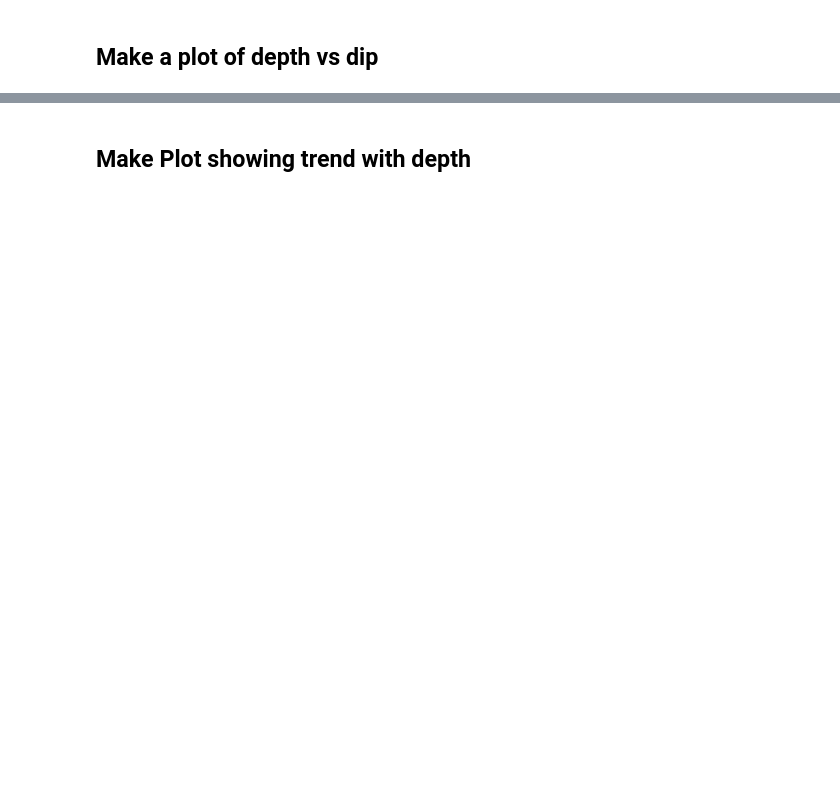
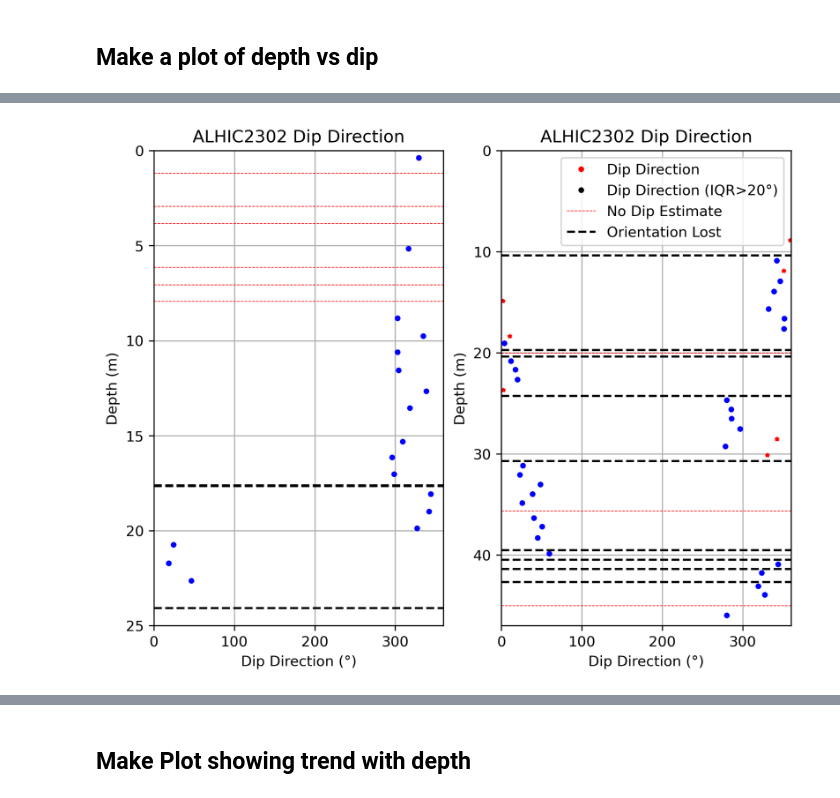
Before and after one commit to liamkirkpatrick/3d_ecm, a Jupyter notebook: scripts/layer_orientations/orientation_plots.ipynb, the cells around one changed output, grey strips where cells are left out. Saved outputs shown, nothing was run; the diff lists cells and outputs as text; code cells hidden in the pictures; blank space fills up the shorter version.

```diff
--- a/scripts/layer_orientations/orientation_plots.ipynb
+++ b/scripts/layer_orientations/orientation_plots.ipynb
@@ -434,0 +360,66 @@ ax.legend()
+# %%
+# set threshold to ignore
+threshold = 20
+
+# define core breaks
+alhic2201_breaks = [17.62,17.65,24.08]
+alhic2302_breaks = [10.37,19.73,20.39,24.28,30.72,39.53,40.47,41.39,42.7]
+# %%
+# make figure
+fig, ax = plt.subplots(1,2,figsize=(8,6),dpi=300)
+
+for a in ax:
+    a.set_ylabel('Depth (m)')
+    a.set_xlabel('Dip Direction (°)')
+    a.grid(True)
+    a.set_title('ALHIC2302 Dip Direction')
+    a.set_xlim(0,360)
+
+ax[0].set_ylim(25,0)
+ax[1].set_ylim(47,0)
+
+def plot_dip_directions(df, ax, core_breaks, threshold):
+    # plot dip directions
+    for index, row in df.iterrows():
+        # pull out values
+        d = row['depth']
+        dip = row['dip_percentiles'][2]
+        q1 = row['dip_percentiles'][1]
+        q3 = row['dip_percentiles'][3]
+        dir = row['dip-direction-mean']
+
+        # check for nan
+        if np.isnan(dip):
+            ax.plot([0, 360], [d, d], 'r--', linewidth=0.5)
+        else:
+
+            # flip if dip is negative
+            if dip < 0:
+                orientation = (row['dip-direction-mean'] + 180) % 360
+            else:
+                orientation = row['dip-direction-mean']
+
+            # check if exceeding value
+            if abs(q3 - q1) < threshold:
+                ax.plot(row['dip-direction-mean'], d, 'bo', markersize=3)
+            else:
+                ax.plot(row['dip-direction-mean'], d, 'r*', markersize=3)
+
+    # plot core breaks
+    for b in core_breaks:
+        ax.plot([0, 360], [b, b], 'k--')
+
+# Apply the function to both dataframes
+plot_dip_directions(alhic2201, ax[0], alhic2201_breaks, threshold)
+plot_dip_directions(alhic2302, ax[1], alhic2302_breaks, threshold)
+
+# add legend (to right subplot only)
+ax[1].plot([],[],'ro',markersize=3,label='Dip Direction')
+ax[1].plot([],[],'ko',markersize=3,label='Dip Direction (IQR>20°)')
+ax[1].plot([],[],'r--',linewidth=0.5,label='No Dip Estimate')
+ax[1].plot([],[],'k--',label='Orientation Lost')
+ax[1].legend(loc = 'upper right')
+
+# save figure
+plt.savefig(path_to_figures+'/dip_direction.png')
+# %% [output]
@@ -434,0 +443 @@ ax.legend()
+[figure, added]
```
Also changed, not shown: parts of 24 cells of this notebook, 8 other files.
